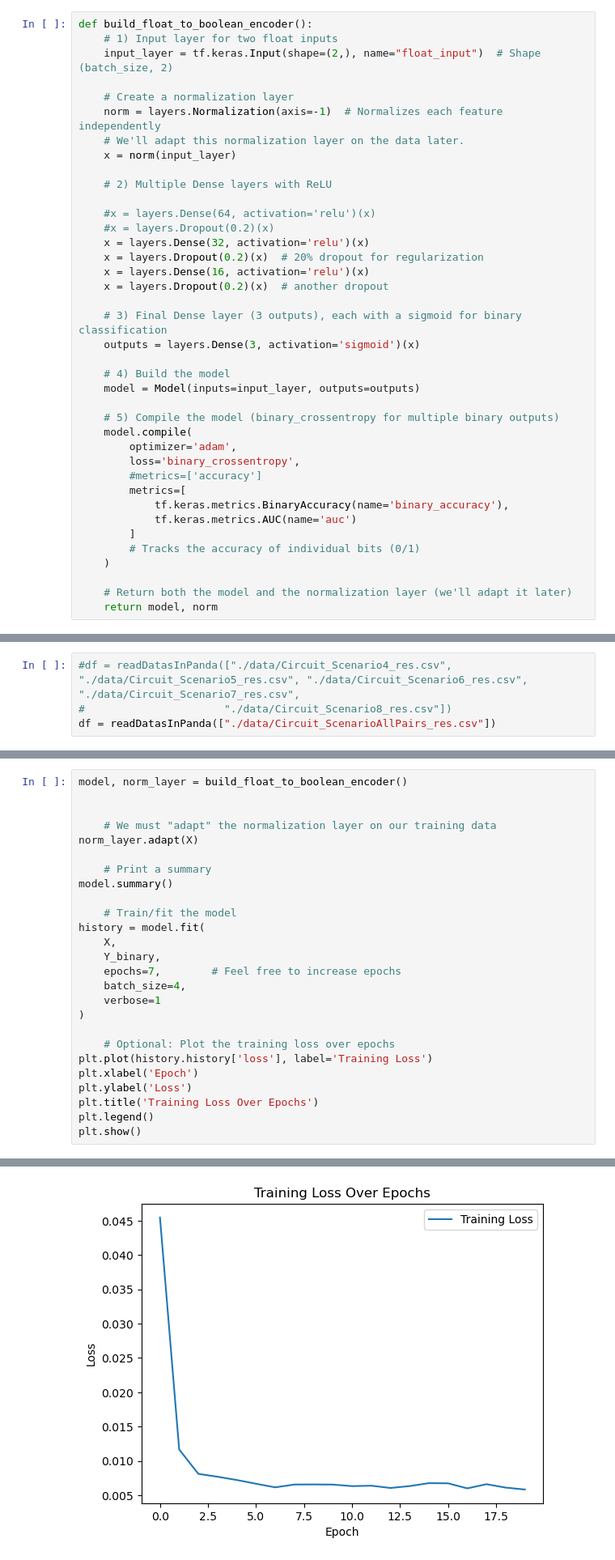
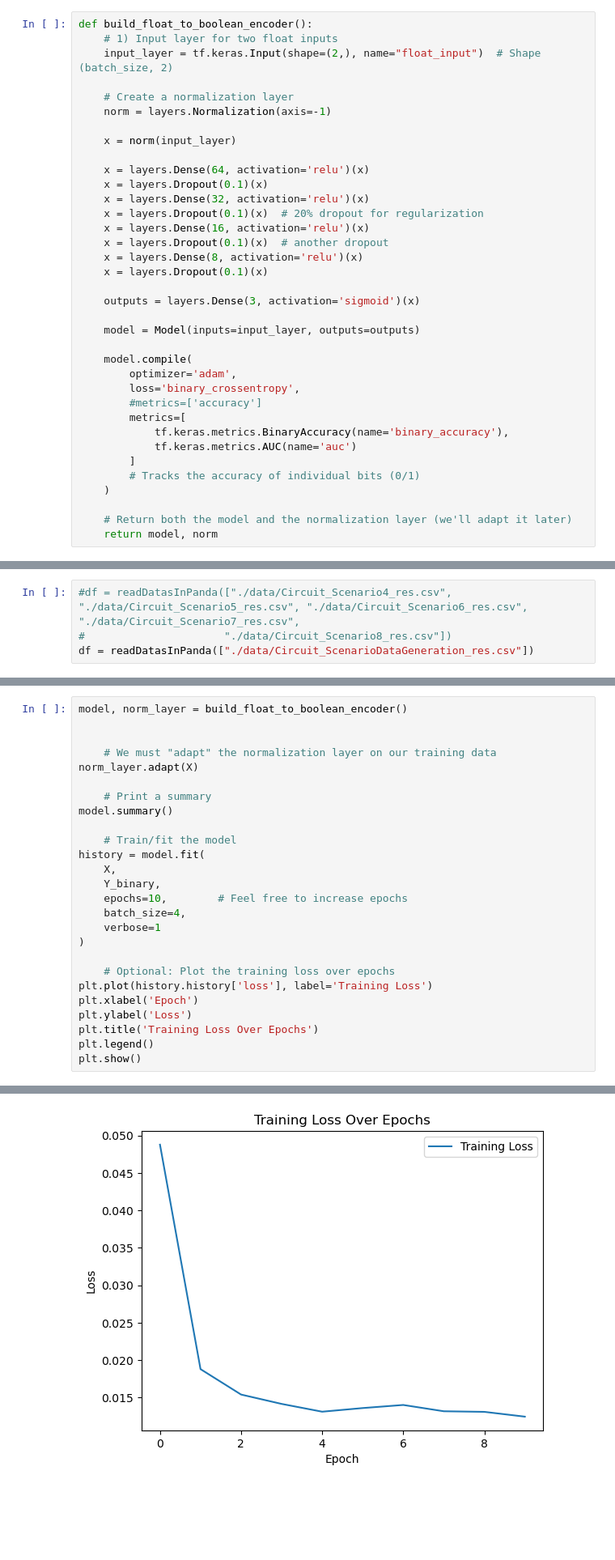
Before and after one commit to fsahat1/MTS_Circuit_Model, a Jupyter notebook: Diagnostic/MachineLearning.ipynb, the cells around one changed output, grey strips where cells are left out. Shown: that part at 81% size. Saved outputs shown, nothing was run; the diff lists cells and outputs as text; blank space fills up the shorter version.

Commit message:
Create more testcases Modelica. Update machine learning. Organize data. Create helper functions.

```diff
--- a/Diagnostic/MachineLearning.ipynb
+++ b/Diagnostic/MachineLearning.ipynb
@@ -47,26 +14,23 @@ def build_float_to_boolean_encoder():
     input_layer = tf.keras.Input(shape=(2,), name="float_input")  # Shape (batch_size, 2)
 
     # Create a normalization layer
-    norm = layers.Normalization(axis=-1)  # Normalizes each feature independently
-    # We'll adapt this normalization layer on the data later.
+    norm = layers.Normalization(axis=-1)
+
     x = norm(input_layer)
 
-    # 2) Multiple Dense layers with ReLU
+    x = layers.Dense(64, activation='relu')(x)
+    x = layers.Dropout(0.1)(x)
+    x = layers.Dense(32, activation='relu')(x)
+    x = layers.Dropout(0.1)(x)  # 20% dropout for regularization
+    x = layers.Dense(16, activation='relu')(x)
+    x = layers.Dropout(0.1)(x)  # another dropout
+    x = layers.Dense(8, activation='relu')(x)
+    x = layers.Dropout(0.1)(x)
 
-    #x = layers.Dense(64, activation='relu')(x)
-    #x = layers.Dropout(0.2)(x)
-    x = layers.Dense(32, activation='relu')(x)
-    x = layers.Dropout(0.2)(x)  # 20% dropout for regularization
-    x = layers.Dense(16, activation='relu')(x)
-    x = layers.Dropout(0.2)(x)  # another dropout
-
-    # 3) Final Dense layer (3 outputs), each with a sigmoid for binary classification
     outputs = layers.Dense(3, activation='sigmoid')(x)
 
-    # 4) Build the model
     model = Model(inputs=input_layer, outputs=outputs)
 
-    # 5) Compile the model (binary_crossentropy for multiple binary outputs)
     model.compile(
         optimizer='adam',
         loss='binary_crossentropy',
@@ -101,5 +65,5 @@ def readDatasInPanda(file_paths):
 # %%
 #df = readDatasInPanda(["./data/Circuit_Scenario4_res.csv", "./data/Circuit_Scenario5_res.csv", "./data/Circuit_Scenario6_res.csv", "./data/Circuit_Scenario7_res.csv",
 #                      "./data/Circuit_Scenario8_res.csv"])
-df = readDatasInPanda(["./data/Circuit_ScenarioAllPairs_res.csv"])
+df = readDatasInPanda(["./data/Circuit_ScenarioDataGeneration_res.csv"])
 # %% [output]
@@ -125,7 +89,7 @@ model.summary()
 history = model.fit(
     X,
     Y_binary,
-    epochs=7,        # Feel free to increase epochs
+    epochs=10,        # Feel free to increase epochs
     batch_size=4,
     verbose=1
 )
@@ -158,4 +122,4 @@ Epoch 20/20
-[figure, old version]
+[figure, new version]
 # %%
 single_input = X[190]  # This is a single value, shape = (1,)
 
```
Also changed, not shown: parts of 14 cells of this notebook, 18 other files.
